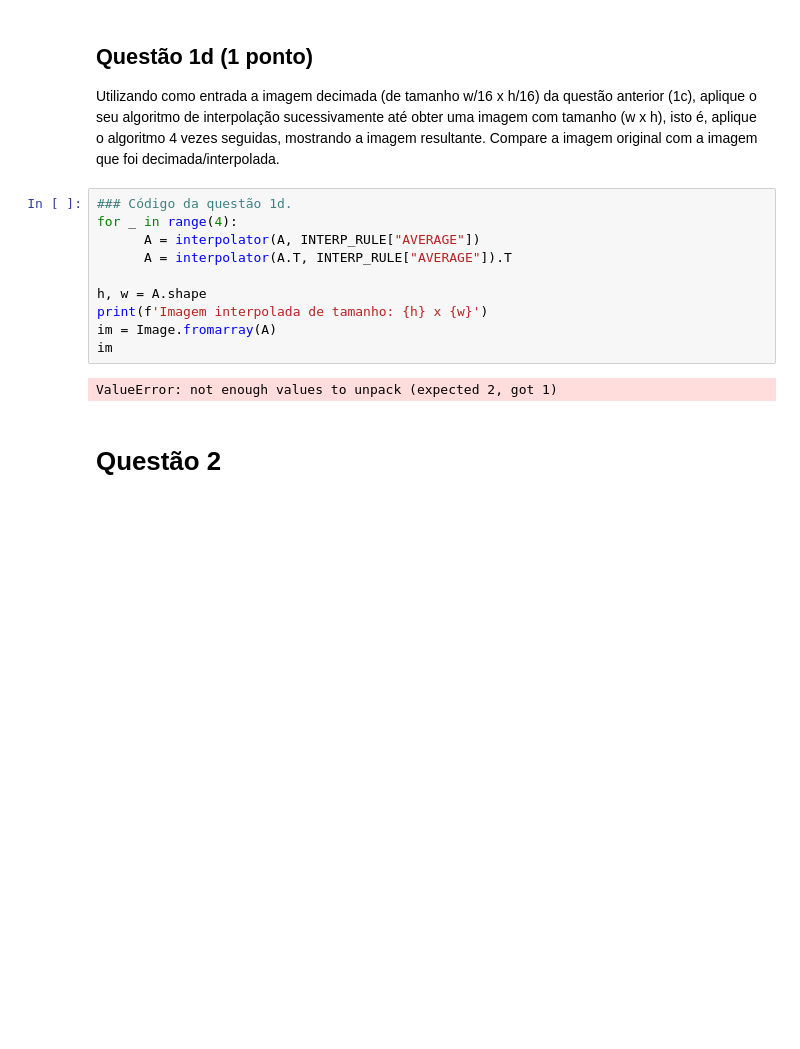
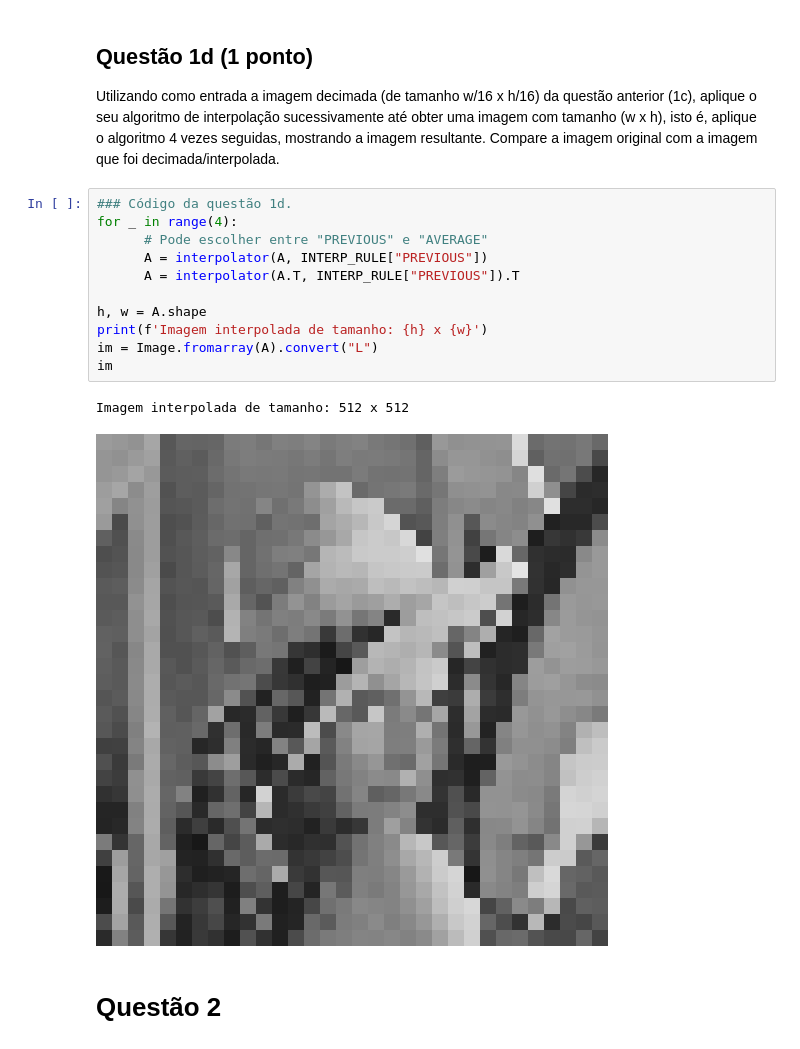
Before and after one commit to GabrielRQueiroz/UnB_SSTD, a Jupyter notebook: project-1/Projeto_1/projeto1.ipynb, the cells around one changed output. Saved outputs shown, nothing was run; the diff lists cells and outputs as text; blank space fills up the shorter version.

```diff
--- a/project-1/Projeto_1/projeto1.ipynb
+++ b/project-1/Projeto_1/projeto1.ipynb
@@ -131,15 +138,17 @@ Utilizando como entrada a imagem decimada (de tamanho w/16 x h/16) da questão a
 # %%
 ### Código da questão 1d.
 for _ in range(4):
-      A = interpolator(A, INTERP_RULE["AVERAGE"])
-      A = interpolator(A.T, INTERP_RULE["AVERAGE"]).T
+      # Pode escolher entre "PREVIOUS" e "AVERAGE"
+      A = interpolator(A, INTERP_RULE["PREVIOUS"])
+      A = interpolator(A.T, INTERP_RULE["PREVIOUS"]).T
 
 h, w = A.shape
 print(f'Imagem interpolada de tamanho: {h} x {w}')
-im = Image.fromarray(A)
+im = Image.fromarray(A).convert("L")
 im
 # %% [output]
-ValueError: not enough values to unpack (expected 2, got 1)
+Imagem interpolada de tamanho: 512 x 512
+[figure, added]
 # %% [markdown]
 # Questão 2
 # %% [markdown]
```
Also changed, not shown: parts of 7 cells of this notebook, 2 other files.
